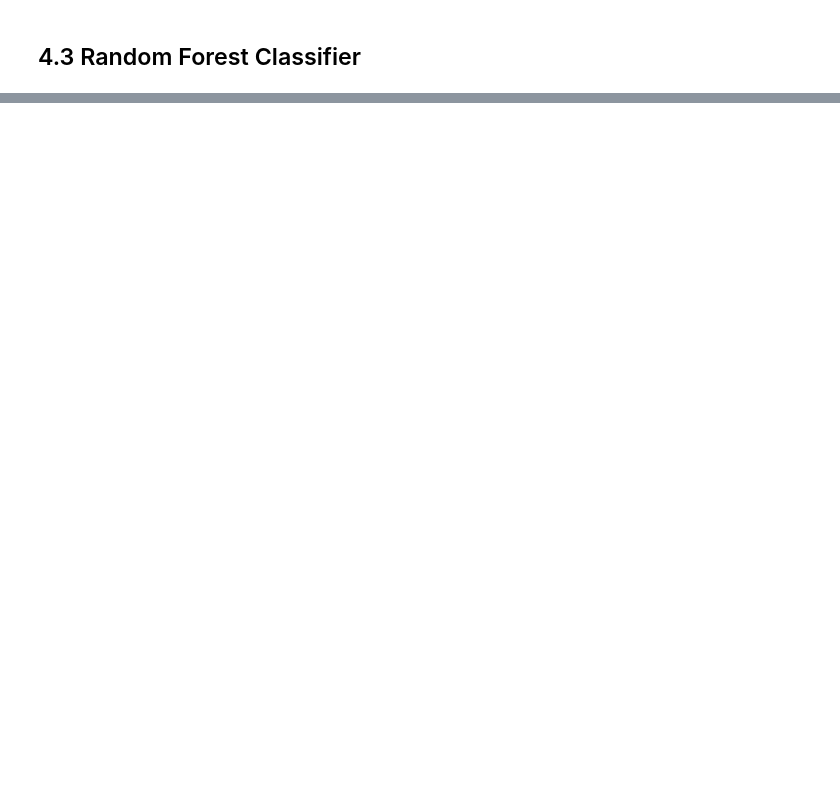
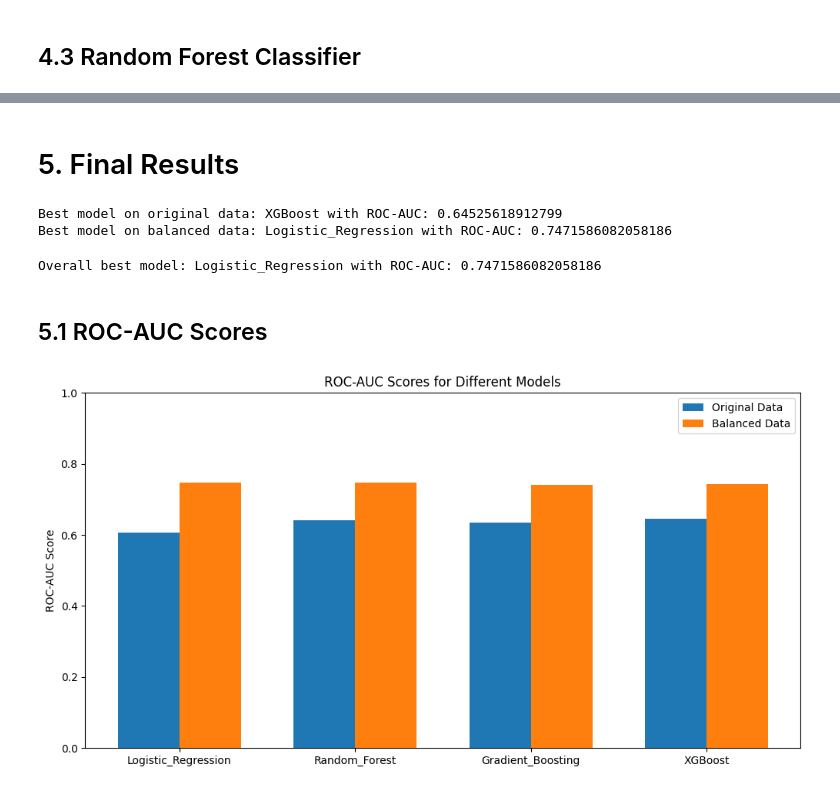
Before and after one commit to piperojas0618/Data_Office_Test, a Jupyter notebook: Enhanced_Test.ipynb, the cells around one changed output, grey strips where cells are left out. Drawn from its saved outputs; the diff is of its cells as text; code cells hidden in the pictures; blank space fills up the shorter version.

```diff
--- a/Enhanced_Test.ipynb
+++ b/Enhanced_Test.ipynb
@@ -414,0 +656,35 @@ rf_model(x_train_balanced, target_train_balanced, x_val, target_val, results)
+# %% [markdown]
+# 5. Final Results
+# %%
+best_unbalanced = max(results, key=lambda x: results[x]['ROC_AUC'])
+best_balanced = max(results_balanced, key=lambda x: results_balanced[x]['ROC_AUC'])
+print(f"Best model on original data: {best_unbalanced} with ROC-AUC: {results[best_unbalanced]['ROC_AUC']}")
+print(f"Best model on balanced data: {best_balanced} with ROC-AUC: {results_balanced[best_balanced]['ROC_AUC']}")
+# %% [output]
+Best model on original data: XGBoost with ROC-AUC: 0.64525618912799
+Best model on balanced data: Logistic_Regression with ROC-AUC: 0.7471586082058186
+# %%
+best_model = best_unbalanced if results[best_unbalanced]['ROC_AUC'] > results_balanced[best_balanced]['ROC_AUC'] else best_balanced
+print(f"Overall best model: {best_model} with ROC-AUC: {max(results[best_unbalanced]['ROC_AUC'], results_balanced[best_balanced]['ROC_AUC'])}")
+# %% [output]
+Overall best model: Logistic_Regression with ROC-AUC: 0.7471586082058186
+# %% [markdown]
+## 5.1 ROC-AUC Scores
+# %%
+# Plot ROC-AUC scores for all models
+model_names = list(results.keys())
+roc_scores_unbalanced = [results[model]['ROC_AUC'] for model in model_names]
+roc_scores_balanced = [results_balanced[model]['ROC_AUC'] for model in model_names]
+x = np.arange(len(model_names))
+width = 0.35
+plt.figure(figsize=(12, 6))
+plt.bar(x - width/2, roc_scores_unbalanced, width, label='Original Data')
+plt.bar(x + width/2, roc_scores_balanced, width, label='Balanced Data')
+plt.xticks(x, model_names)
+plt.ylabel('ROC-AUC Score')
+plt.title('ROC-AUC Scores for Different Models')
+plt.legend()
+plt.ylim(0, 1)
+plt.show()
+# %% [output]
+[figure, added]
```
Also changed, not shown: parts of 29 cells of this notebook, 3 other files.
